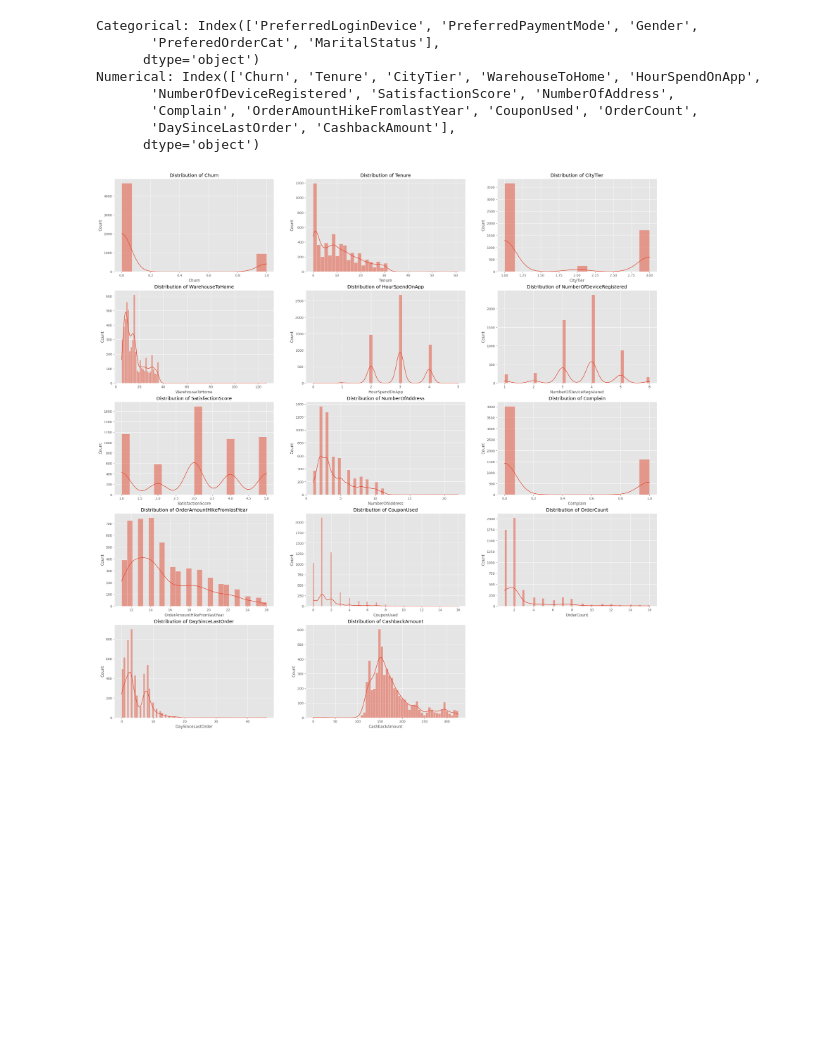
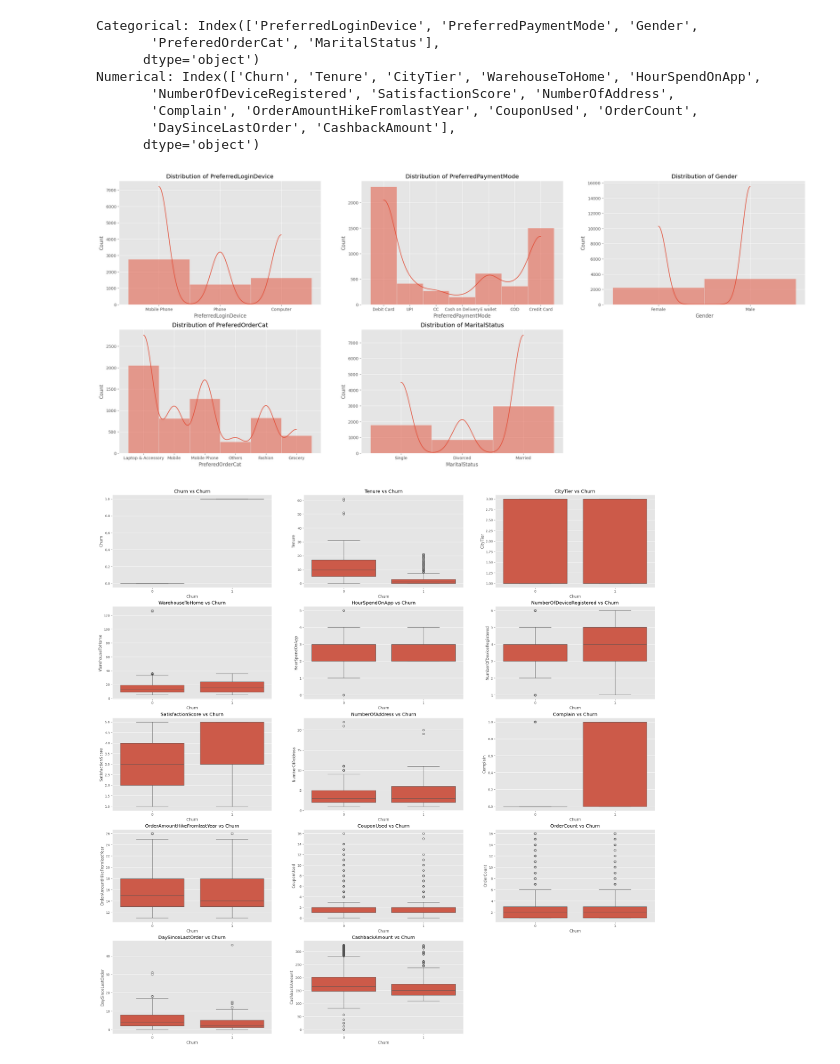
Before and after one commit to ealmiras/Customer_Churn_Analysis, a Jupyter notebook: notebooks/01_exploration.ipynb, the cells around one changed output. Drawn from its saved outputs; the diff is of its cells as text; code cells hidden in the pictures; blank space fills up the shorter version.

```diff
--- a/notebooks/01_exploration.ipynb
+++ b/notebooks/01_exploration.ipynb
@@ -120,13 +120,26 @@ Numerical: Index(['Churn', 'Tenure', 'CityTier', 'WarehouseToHome', 'HourSpendOn
        'DaySinceLastOrder', 'CashbackAmount'],
       dtype='object')
 # %%
+# Univariate Analysis
 i = 1
-plt.figure(figsize=(30,30))
-for col in numerical:
-    plt.subplot(5, 3, i)
+plt.figure(figsize=(30,12))
+for col in categorical:
+    plt.subplot(2, 3, i)
     sns.histplot(df[col], kde=True)
     plt.title(f'Distribution of {col}')
     i += 1
 plt.show()
 # %% [output]
-[figure, old version]
+[figure, new version]
+# %%
+# Bivariate Analysis
+plt.figure(figsize=(30,30))
+i = 1
+for col in numerical:
+    plt.subplot(5, 3, i)
+    sns.boxplot(x='Churn', y=col, data=df)
+    plt.title(f'{col} vs Churn')
+    i += 1
+plt.show()
+# %% [output]
+[figure, added]
```
Also changed, not shown: parts of 3 cells of this notebook.
